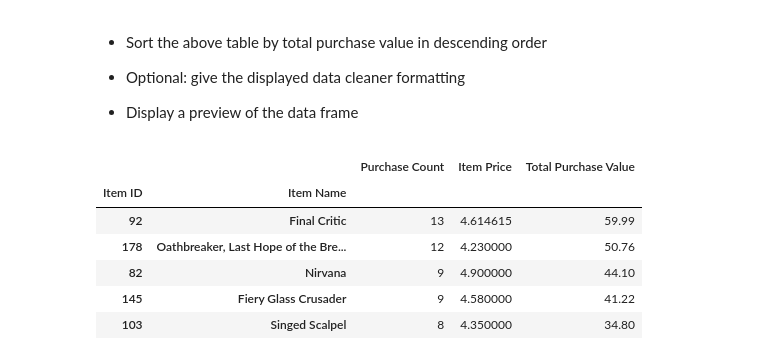
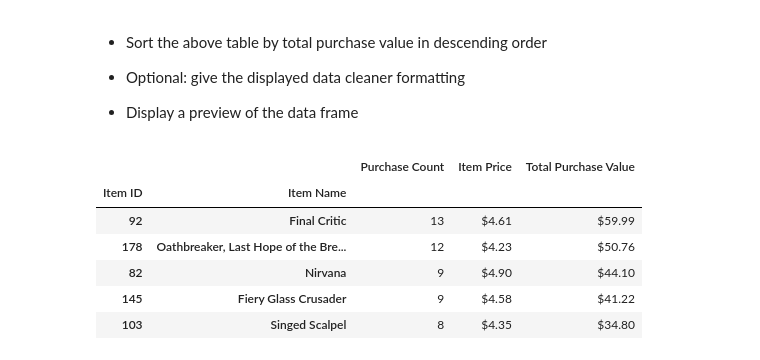
Before and after one commit to jtslater2/JTS-HW4-Pandas, a Jupyter notebook: jts-heroes.ipynb, the cells around one changed output. Saved outputs shown, nothing was run; the diff lists cells and outputs as text; code cells hidden in the pictures.

```diff
--- a/jts-heroes.ipynb
+++ b/jts-heroes.ipynb
@@ -692,9 +702,17 @@ mpi_df = pd.DataFrame({"Purchase Count": purchcount,
                          "Item Price": (purchtotal/purchcount),
                          "Total Purchase Value":purchtotal})
 
-mpi_df = mpi_df.sort_values(by=["Purchase Count"],ascending=False)
+mpi_df_final = mpi_df
 
-mpi_df.head()
+mpi_df_final = mpi_df_final.sort_values(by=["Purchase Count"],ascending=False)
+
+mpi_df_final["Item Price"] = mpi_df_final["Item Price"].map("${:.2f}".format)
+
+mpi_df_final["Total Purchase Value"] = mpi_df_final["Total Purchase Value"].map("${:.2f}".format)
+
+
+
+mpi_df_final.head()
 # %% [output]
 Item ID  Item Name
 0        Splinter                                         4
@@ -730,35 +748,57 @@ this is the # of purch count
 # %%
 #mpi_groupby = purchase_data.groupby(['Item ID', "Item Name"])
 
 #purchtotal = mpi_groupby["Price"].sum()
 
 #print(purchtotal)
 
 #itemprice = mpi_groupby["Price"].value()
 
 #print(itemprice)
 #print("this is the itemprice")
 
 #purchcount = mpi_groupby["Purchase ID"].count()
 #print(purchcount)
 #print("this is the # of purch count")
 
 #print(ts_df.head(10))
 #print(ts_df.describe)
 
 
 #mpi_df = pd.DataFrame({"Purchase Count": purchcount,
 #                         "Item Price": (purchtotal/purchcount),
  #                        "Total Purchase Value":purchtotal})
 
-mpri_df = mpi_df.sort_values(by=["Total Purchase Value"],ascending=False)
 
-mpri_df.head()
+
+
+
+
+
+
+#mpri_df_final = mpi_df.sort_values(by=["Total Purchase Value"],ascending=False)
+
+#mpri_df_final["Item Price"] = mpri_df_final["Item Price"].map("${:.2f}".format)
+
+#mpri_df_final["Total Purchase Value"] = mpri_df_final["Total Purchase Value"].map("${:.2f}".format)
+
+
+mpri_df_final = mpi_df
+
+mpri_df_final = mpri_df_final.sort_values(by=["Total Purchase Value"],ascending=False)
+
+mpri_df_final["Item Price"] = mpri_df_final["Item Price"].map("${:.2f}".format)
+
+mpri_df_final["Total Purchase Value"] = mpri_df_final["Total Purchase Value"].map("${:.2f}".format)
+
+
+
+mpri_df_final.head()
 # %% [output]
 |  |  | Purchase Count | Item Price | Total Purchase Value |
 | Item ID | Item Name |  |  |  |
-| 92 | Final Critic | 13 | 4.614615 | 59.99 |
-| 178 | Oathbreaker, Last Hope of the Bre... | 12 | 4.230000 | 50.76 |
-| 82 | Nirvana | 9 | 4.900000 | 44.10 |
-| 145 | Fiery Glass Crusader | 9 | 4.580000 | 41.22 |
-| 103 | Singed Scalpel | 8 | 4.350000 | 34.80 |
+| 92 | Final Critic | 13 | $4.61 | $59.99 |
+| 178 | Oathbreaker, Last Hope of the Bre... | 12 | $4.23 | $50.76 |
+| 82 | Nirvana | 9 | $4.90 | $44.10 |
+| 145 | Fiery Glass Crusader | 9 | $4.58 | $41.22 |
+| 103 | Singed Scalpel | 8 | $4.35 | $34.80 |
```
Also changed, not shown: parts of 4 cells of this notebook.
